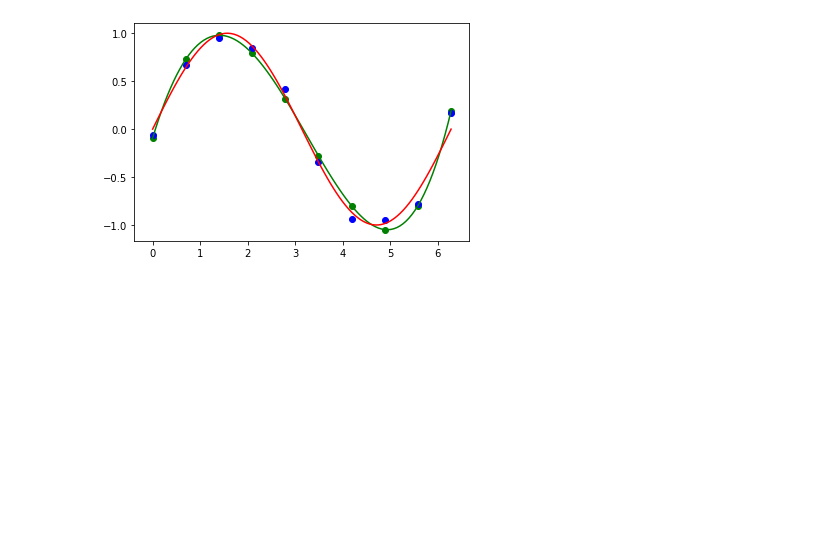
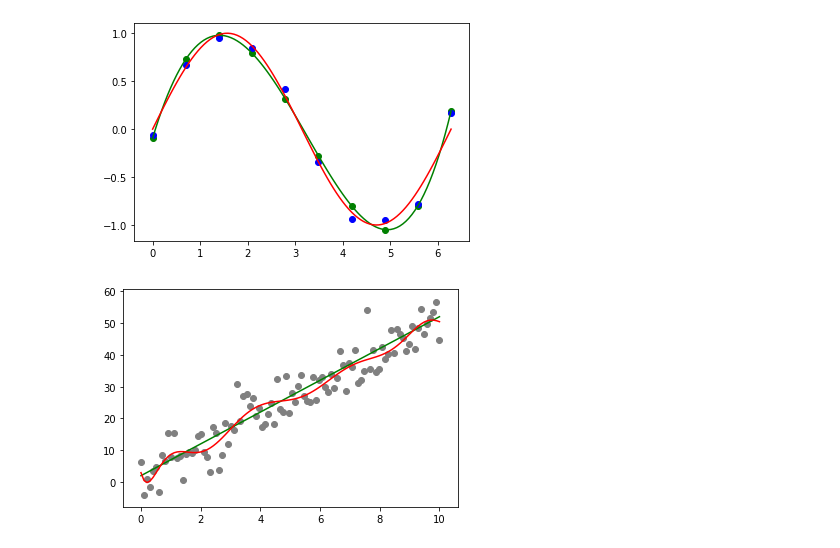
Before and after one commit to AnkitDimri/Machine-Learning, a Jupyter notebook: Linear-regression-sine-matrix.ipynb, the cells around one changed output. Cells and saved outputs as stored; diff of their text form; code cells hidden in the pictures; blank space fills up the shorter version.

Commit message:
doing lr on random data

```diff
--- a/Linear-regression-sine-matrix.ipynb
+++ b/Linear-regression-sine-matrix.ipynb
@@ -60,9 +60,9 @@ def linear_regression (x, y, o):
     df = data (x, o)
     w = find_weights (df.values, y)
 
-    plt.scatter (x, y, color = "red")
+    plt.scatter (x, y, color = "grey")
     val = np.linspace (min (x), max(x), 100)
-    plt.plot (val, np.matmul (data (val, o).values, w))
+    plt.plot (val, np.matmul (data (val, o).values, w), color = "red")
 # %%
 linear_regression (x, y_true, 5)
 # %% [output]
@@ -76,3 +76,11 @@ plt.plot (val, np.sin (val), color = "red")
 plt.show ()
 # %% [output]
 [figure]
+# %%
+dat = np.linspace (0, 10, 100)
+t = 5*dat + 2 + np.random.normal (0, 5, 100)
+# %%
+plt.plot (dat, 5*dat + 2, color = "green")
+linear_regression (dat, t, 11)
+# %% [output]
+[figure, added]
```
